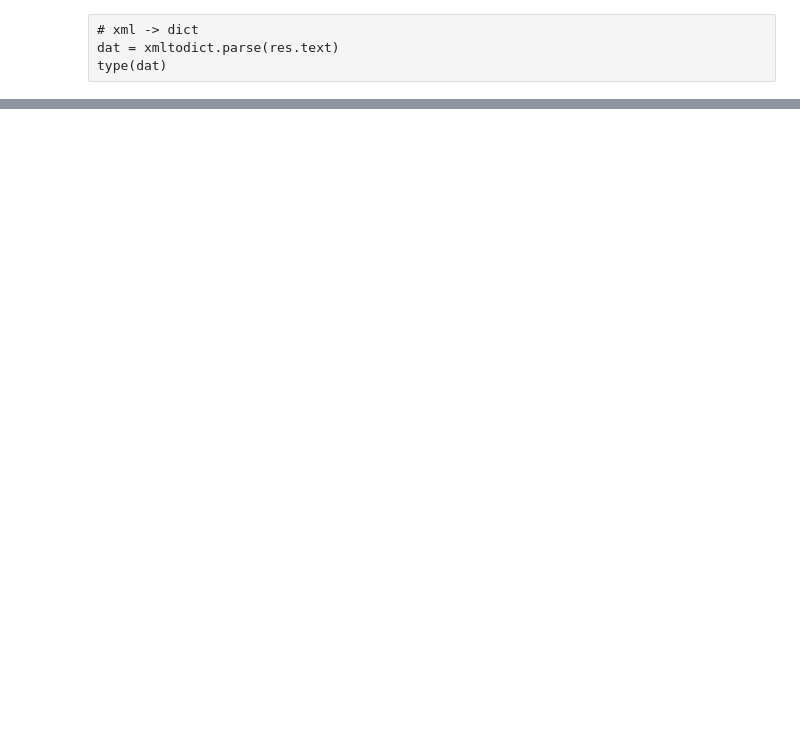
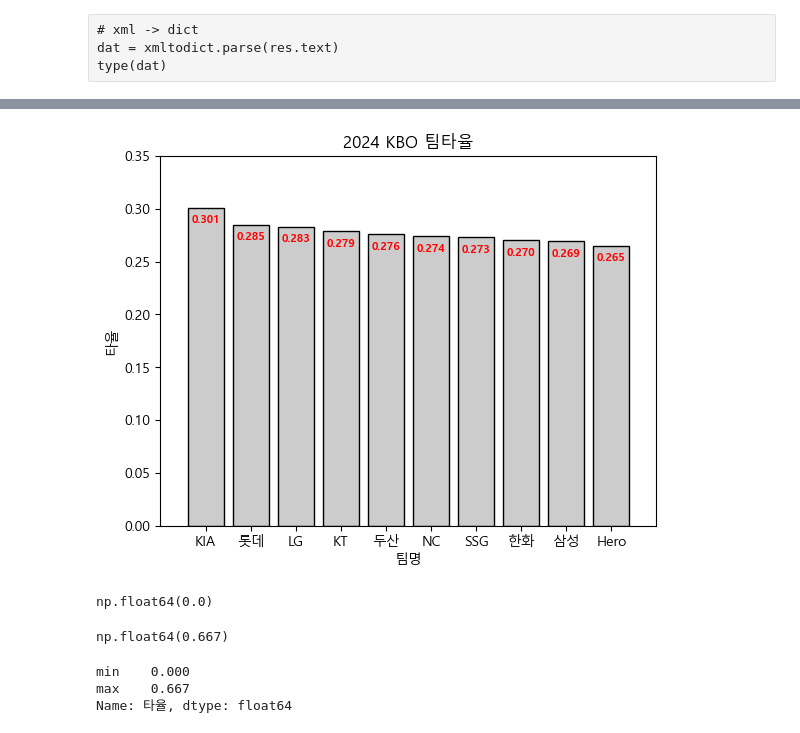
Before and after one commit to HelloDataScience/Yangju, a Jupyter notebook: Day4.ipynb, the cells around one changed output, grey strips where cells are left out. Cells and saved outputs as stored; diff of their text form; code cells hidden in the pictures; blank space fills up the shorter version.

```diff
--- a/Day4.ipynb
+++ b/Day4.ipynb
@@ -534,0 +446,7 @@ mprcItemIndex(nation = '일본')
+# %%
+pvt = pd.pivot_table(data = df, index = '팀명', values = ['타수', '안타'],
+                     aggfunc = 'sum', sort = False)
+pvt = pvt.reset_index()
+pvt['타율'] = pvt['안타'] / pvt['타수']
+pvt['타율'] = pvt['타율'].round(3)
+pvt
@@ -534,0 +623,5 @@ mprcItemIndex(nation = '일본')
+# %%
+plt.rc(group = 'font', family = 'Malgun Gothic', size = 10)
+# %%
+pvt = pvt.sort_values(by = '타율', ascending = False)
+pvt
@@ -534,0 +640,3 @@ mprcItemIndex(nation = '일본')
+# %%
+for i in enumerate(pvt['타율']):
+    print(i)
@@ -534,0 +654,26 @@ mprcItemIndex(nation = '일본')
+# %%
+sns.barplot(data = pvt, x = '팀명', y = '타율', facecolor = '0.8', edgecolor = '0')
+plt.xlim(-1, 10)
+plt.ylim(0, 0.35)
+for i, v in enumerate(pvt['타율']):
+    plt.text(x = i, y = v - 0.006, s = f'{v:.3f}', ha = 'center', va = 'top',
+             fontsize = 8, fontweight = 'bold', color = 'red')
+plt.title(label = '2024 KBO 팀타율')
+plt.savefig(fname = 'test.png')
+plt.show()
+# %% [output]
+[figure, added]
+# %%
+df['타율'].min()
+# %% [output]
+np.float64(0.0)
+# %%
+df['타율'].max()
+# %% [output]
+np.float64(0.667)
+# %%
+df['타율'].agg(func = ['min', 'max'])
+# %% [output]
+min    0.000
+max    0.667
+Name: 타율, dtype: float64
```
Also changed, not shown: parts of 92 cells of this notebook.
